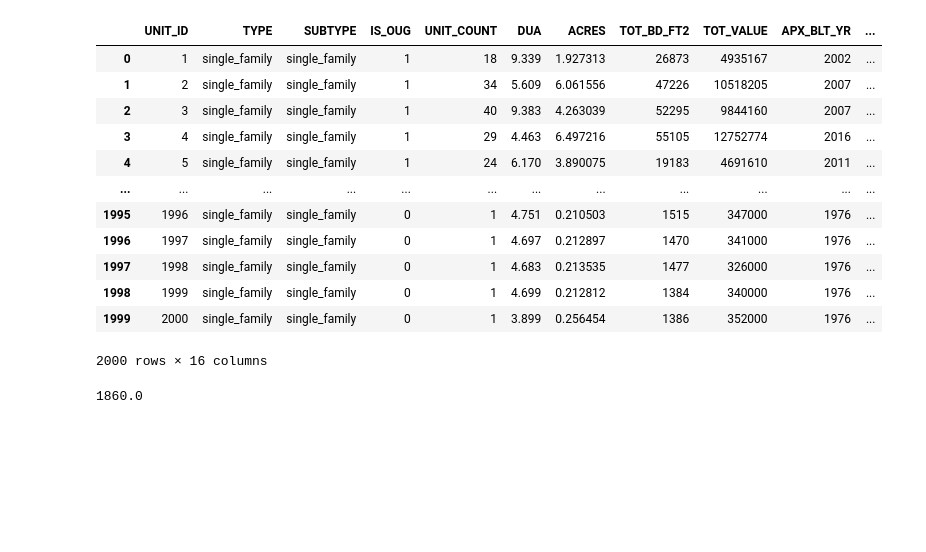
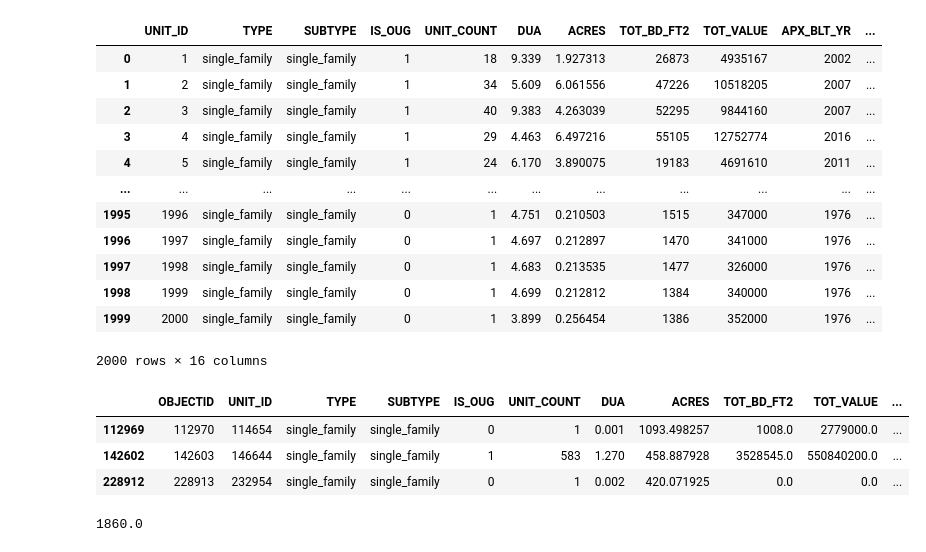
Before and after one commit to trevor-bingham99/Semester-Project, a Jupyter notebook: ideabin.ipynb, the cells around one changed output. Saved outputs shown, nothing was run; the diff lists cells and outputs as text; code cells hidden in the pictures; blank space fills up the shorter version.

```diff
--- a/ideabin.ipynb
+++ b/ideabin.ipynb
@@ -250,7 +250,14 @@ columns_to_convert_to_int = ['UNIT_ID', 'UNIT_COUNT', 'DUA','ACRES','TOT_BD_FT2'
 # Convert specified columns to int
 combined_df[columns_to_convert_to_int] = combined_df[columns_to_convert_to_int].replace(",","",regex=True).replace('', 0).astype(float)
 # %%
-combined_df = pd.read_csv("./HousingData.csv")
+combined_df = pd.read_csv("./Utah_Housing_Unit_Inventory.csv")
+# %%
+combined_df[combined_df['ACRES']>420]
+# %% [output]
+|  | OBJECTID | UNIT_ID | TYPE | SUBTYPE | IS_OUG | UNIT_COUNT | DUA | ACRES | TOT_BD_FT2 | TOT_VALUE | ... |
+| 112969 | 112970 | 114654 | single_family | single_family | 0 | 1 | 0.001 | 1093.498257 | 1008.0 | 2779000.0 | ... |
+| 142602 | 142603 | 146644 | single_family | single_family | 1 | 583 | 1.270 | 458.887928 | 3528545.0 | 550840200.0 | ... |
+| 228912 | 228913 | 232954 | single_family | single_family | 0 | 1 | 0.002 | 420.071925 | 0.0 | 0.0 | ... |
 # %%
 combined_df[combined_df['APX_BLT_YR']>0]['APX_BLT_YR'].min()
 # %% [output]
```
Also changed, not shown: parts of 2 cells of this notebook.
